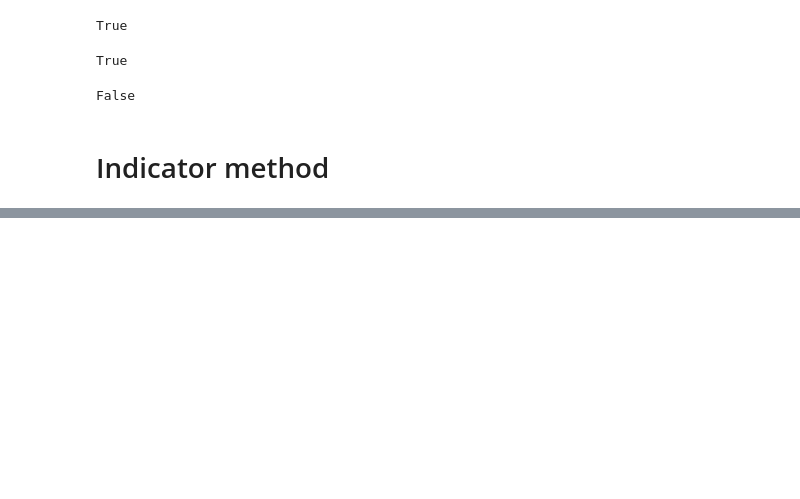
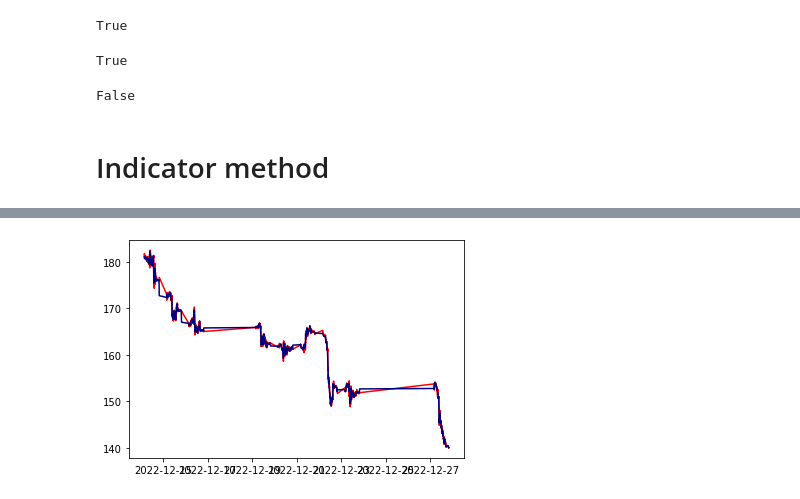
Before and after one commit to caped-baldys/stock-sell-buy-calls, a Jupyter notebook: trading_algo.ipynb, the cells around one changed output, grey strips where cells are left out. Cells and saved outputs as stored; diff of their text form; code cells hidden in the pictures; blank space fills up the shorter version.

```diff
--- a/trading_algo.ipynb
+++ b/trading_algo.ipynb
@@ -244,0 +242,4 @@ strategy.get_signals()
+# %%
+strategy.plot()
+# %% [output]
+[figure, added]
```
Also changed, not shown: parts of 8 cells of this notebook.
